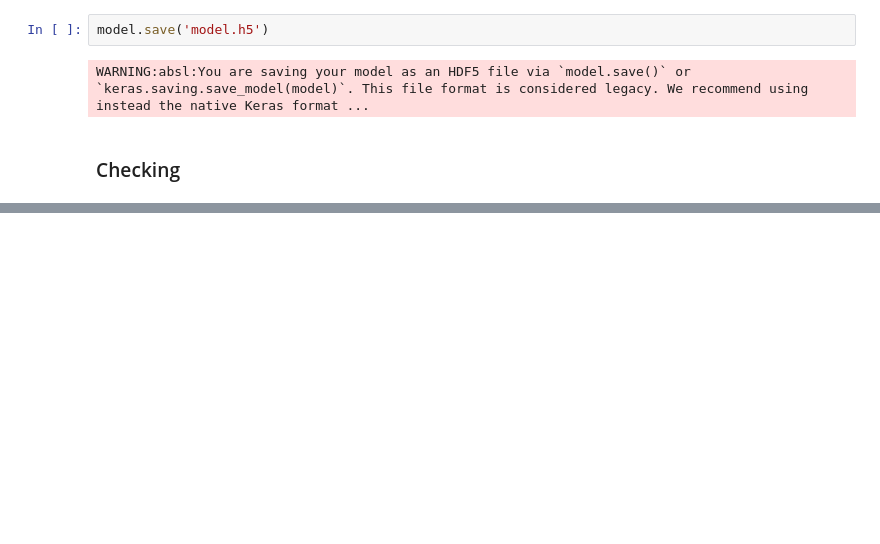
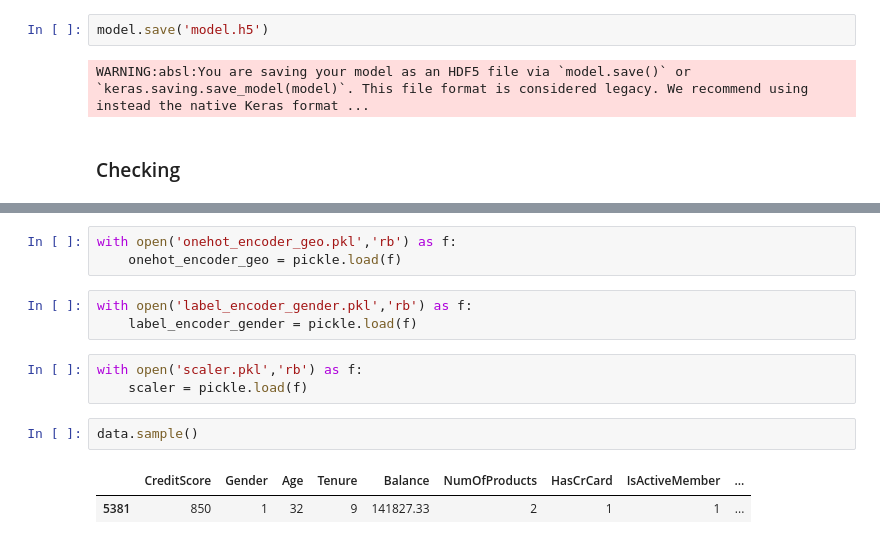
Before and after one commit to Niraj7272/DataScience, a Jupyter notebook: Practice/DL/ANN/Churn_Modelling/churn.ipynb, the cells around one changed output, grey strips where cells are left out. Drawn from its saved outputs; the diff is of its cells as text; blank space fills up the shorter version.

```diff
--- a/Practice/DL/ANN/Churn_Modelling/churn.ipynb
+++ b/Practice/DL/ANN/Churn_Modelling/churn.ipynb
@@ -349,0 +358,14 @@ WARNING:absl:You are saving your model as an HDF5 file via `model.save()` or `ke
+# %%
+with open('onehot_encoder_geo.pkl','rb') as f:
+    onehot_encoder_geo = pickle.load(f)
+# %%
+with open('label_encoder_gender.pkl','rb') as f:
+    label_encoder_gender = pickle.load(f)
+# %%
+with open('scaler.pkl','rb') as f:
+    scaler = pickle.load(f)
+# %%
+data.sample()
+# %% [output]
+|  | CreditScore | Gender | Age | Tenure | Balance | NumOfProducts | HasCrCard | IsActiveMember | ... |
+| 5381 | 850 | 1 | 32 | 9 | 141827.33 | 2 | 1 | 1 | ... |
```
Also changed, not shown: parts of 18 cells of this notebook, 1 other file.
